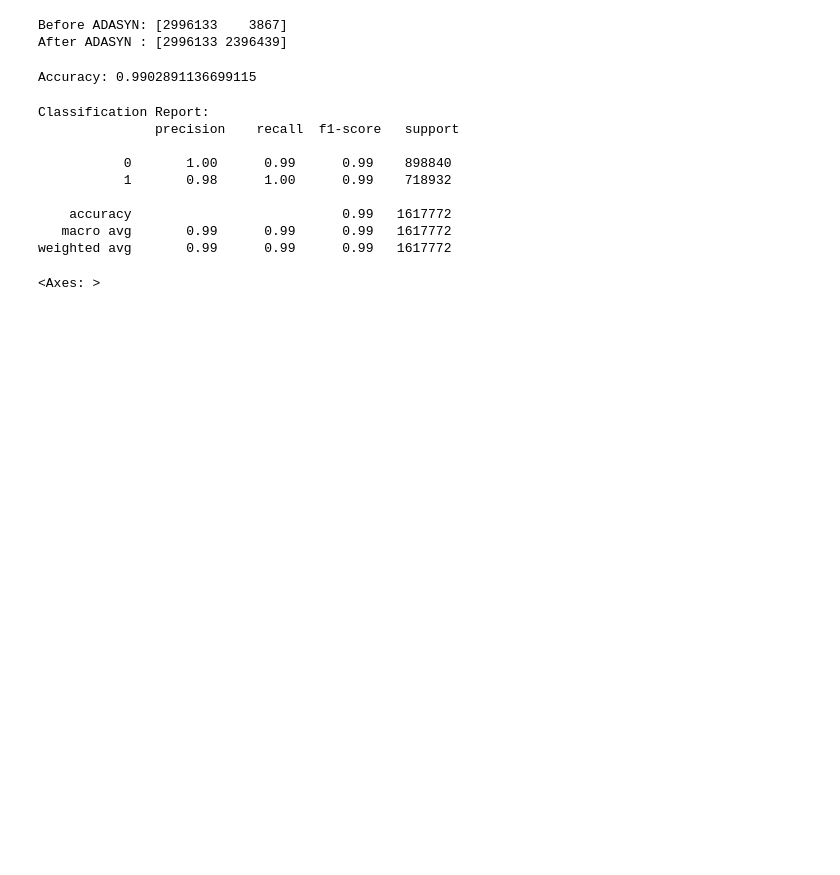
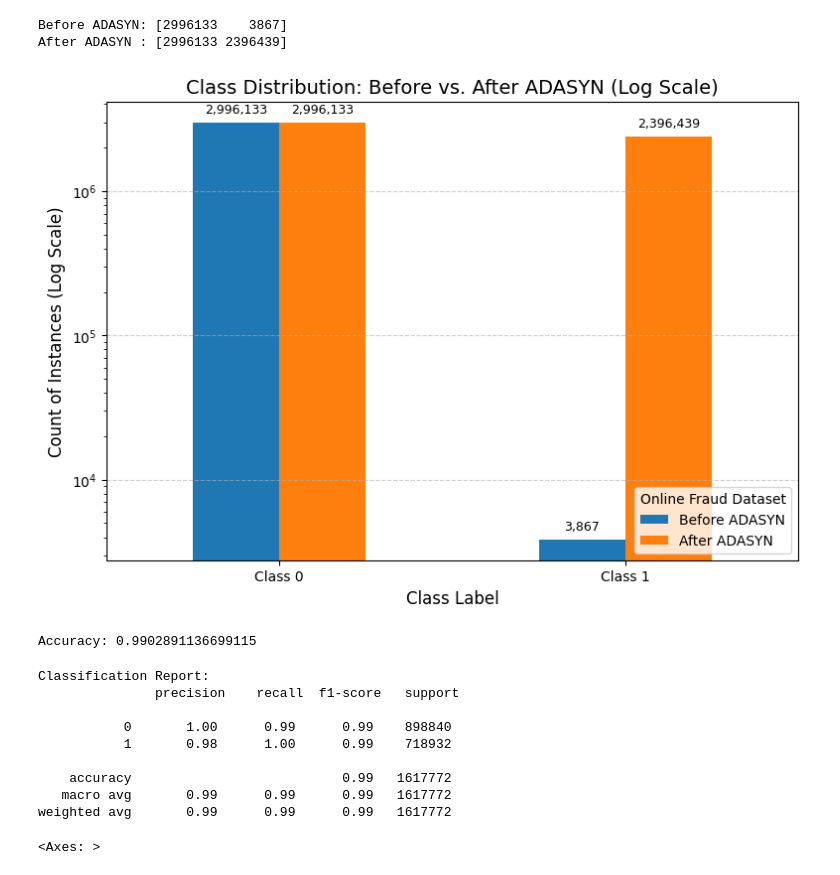
Before and after one commit to jaeeest/AN-ENHANCEMENT-OF-CLASSIFICATION-AND-REGRESSION-TREE-ALGORITHM, a Jupyter notebook: new-enhanced-3m.ipynb, the cells around one changed output. Saved outputs shown, nothing was run; the diff lists cells and outputs as text; code cells hidden in the pictures; blank space fills up the shorter version.

Commit message:
Add files via upload
updated adasyn data + added plot

```diff
--- a/new-enhanced-3m.ipynb
+++ b/new-enhanced-3m.ipynb
@@ -144,3 +141,38 @@ import seaborn as sns
+# %%
+import matplotlib.pyplot as plt
+import seaborn as sns
+data = {
+  'Before ADASYN': [2996133,    3867],
+  'After ADASYN': [2996133, 2396439]
+}
+counts_df = pd.DataFrame(data, index=['Class 0', 'Class 1'])
+# %%
+plt.figure(figsize=(9, 6))
+ax = counts_df.plot(
+    kind='bar',
+    logy=True,
+    figsize=(9, 6),
+    color=['#1f77b4', '#ff7f0e'],
+    ax=plt.gca()
+)
+
+plt.title('Class Distribution: Before vs. After ADASYN (Log Scale)', fontsize=14)
+plt.xlabel('Class Label', fontsize=12)
+plt.ylabel('Count of Instances (Log Scale)', fontsize=12)
+plt.xticks(rotation=0)
+plt.legend(title='Online Fraud Dataset', loc='lower right')
+plt.grid(axis='y', linestyle='--', alpha=0.6)
+
+# Adding count labels
+for container in ax.containers:
+    for i, bar in enumerate(container):
+        label = f'{bar.get_height():,.0f}'
+        plt.text(bar.get_x() + bar.get_width() / 2, bar.get_height() * 1.1, label,
+                 ha='center', va='bottom', fontsize=9)
+
+plt.show()
+# %% [output]
+[figure, added]
 # %%
 X_train, X_test, y_train, y_test = train_test_split(
     X_resampled, y_resampled, test_size=0.3, stratify=y_resampled, random_state=42
```
Also changed, not shown: parts of 1 cell of this notebook, 1 other file.
